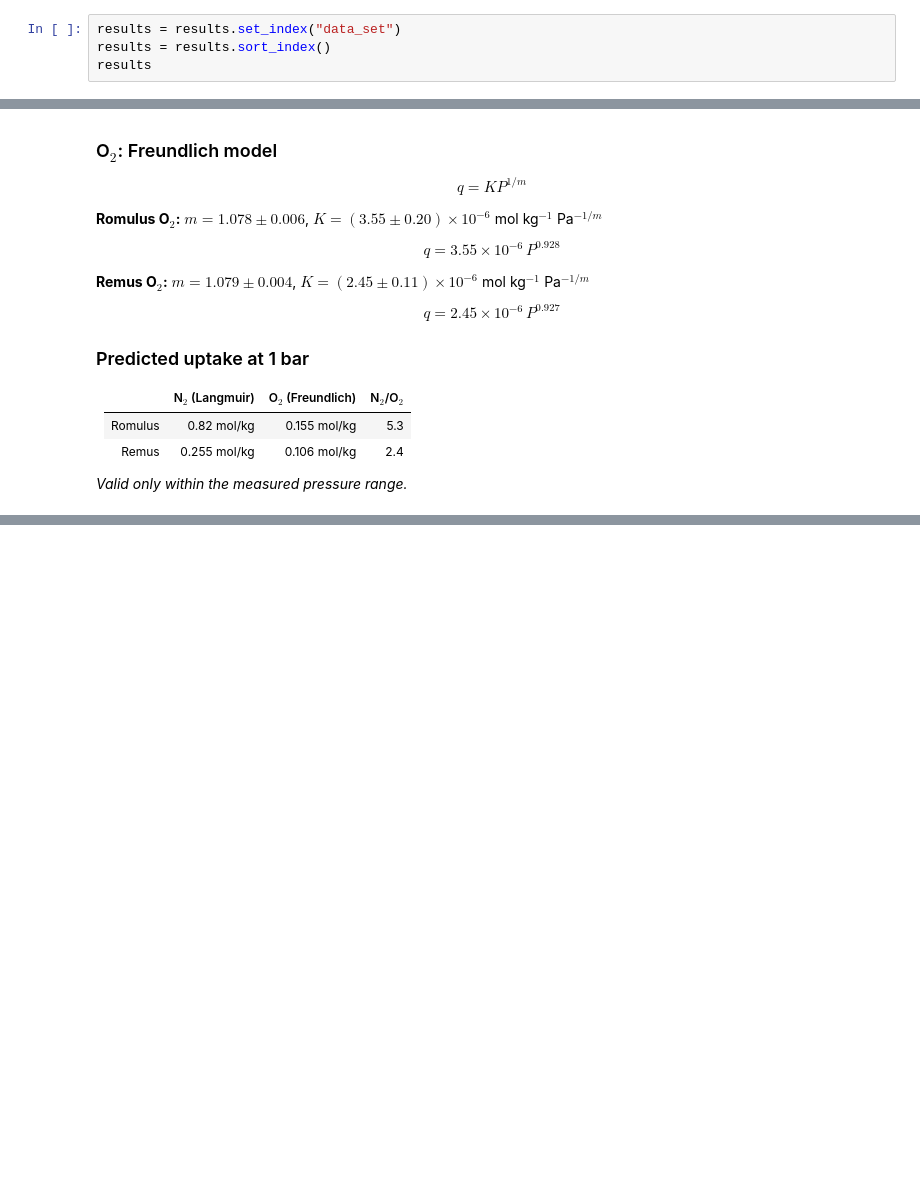
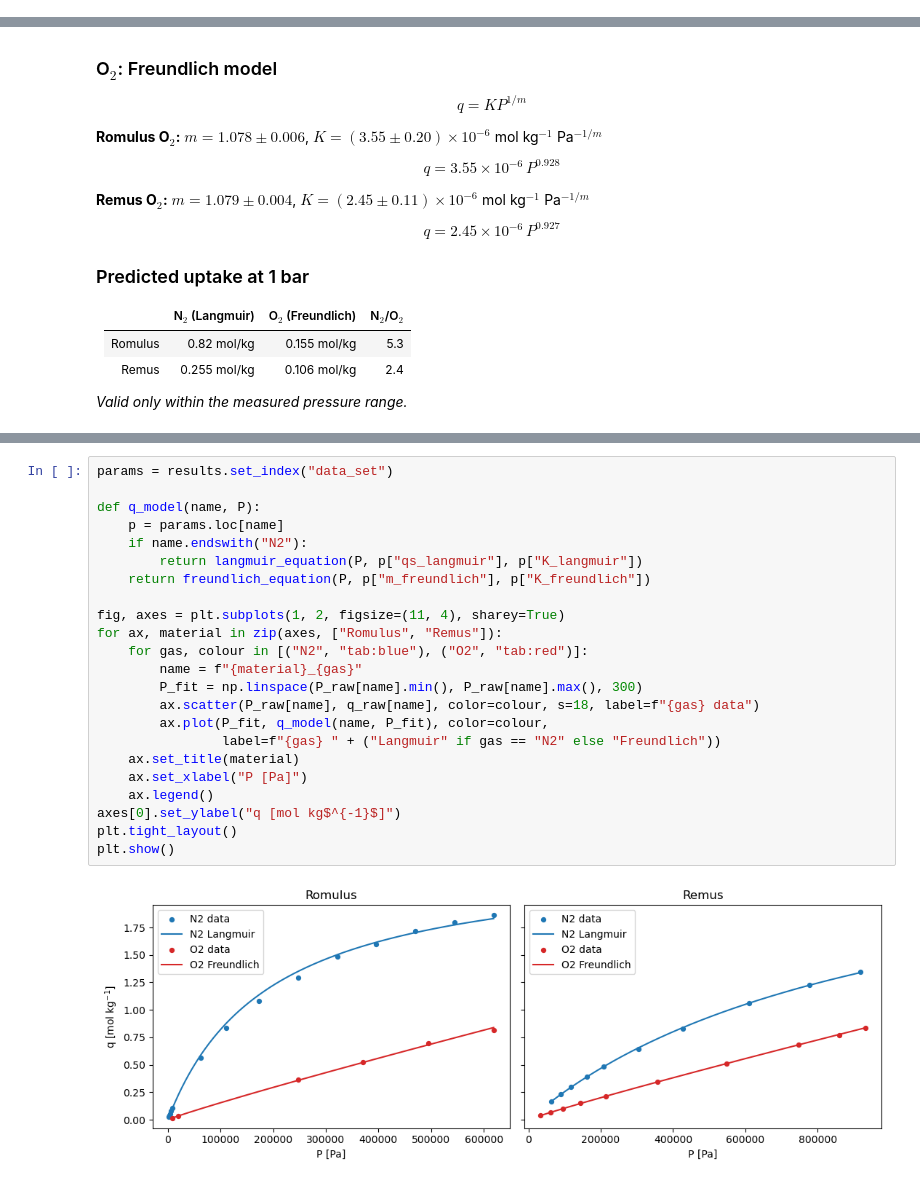
Before and after one commit to Flawrence05/CHEN40461_Adsorption_Coursework, a Jupyter notebook: Notebooks/workbook.ipynb, the cells around one changed output, grey strips where cells are left out. Saved outputs shown, nothing was run; the diff lists cells and outputs as text; blank space fills up the shorter version.

Commit message:
Update workbook.ipynb
Added Plots + Selectivity

```diff
--- a/Notebooks/workbook.ipynb
+++ b/Notebooks/workbook.ipynb
@@ -80,7 +80,3 @@ display(results)
 | 1 | Romulus_O2 | 3.3078e-01 | 5.6646e+05 | 9.2975e-01 | 3.0232e+00 | 5.8394e-07 | 9.2793e-01 | ... |
 | 2 | Remus_N2 | 3.5929e-01 | 3.5576e+05 | 9.9879e-01 | 2.7833e+00 | 1.0099e-06 | 7.7541e-01 | ... |
 | 3 | Remus_O2 | 2.4199e-01 | 9.1636e+05 | 9.2127e-01 | 4.1325e+00 | 2.6407e-07 | 9.2688e-01 | ... |
-# %%
-results = results.set_index("data_set")
-results = results.sort_index()
-results
@@ -215,0 +177,25 @@ $$q = 2.45\times10^{-6}\,P^{0.927}$$
+# %%
+params = results.set_index("data_set")
+
+def q_model(name, P):
+    p = params.loc[name]
+    if name.endswith("N2"):
+        return langmuir_equation(P, p["qs_langmuir"], p["K_langmuir"])
+    return freundlich_equation(P, p["m_freundlich"], p["K_freundlich"])
+
+fig, axes = plt.subplots(1, 2, figsize=(11, 4), sharey=True)
+for ax, material in zip(axes, ["Romulus", "Remus"]):
+    for gas, colour in [("N2", "tab:blue"), ("O2", "tab:red")]:
+        name = f"{material}_{gas}"
+        P_fit = np.linspace(P_raw[name].min(), P_raw[name].max(), 300)
+        ax.scatter(P_raw[name], q_raw[name], color=colour, s=18, label=f"{gas} data")
+        ax.plot(P_fit, q_model(name, P_fit), color=colour,
+                label=f"{gas} " + ("Langmuir" if gas == "N2" else "Freundlich"))
+    ax.set_title(material)
+    ax.set_xlabel("P [Pa]")
+    ax.legend()
+axes[0].set_ylabel("q [mol kg$^{-1}$]")
+plt.tight_layout()
+plt.show()
+# %% [output]
+[figure, added]
```
Also changed, not shown: parts of 5 cells of this notebook.
